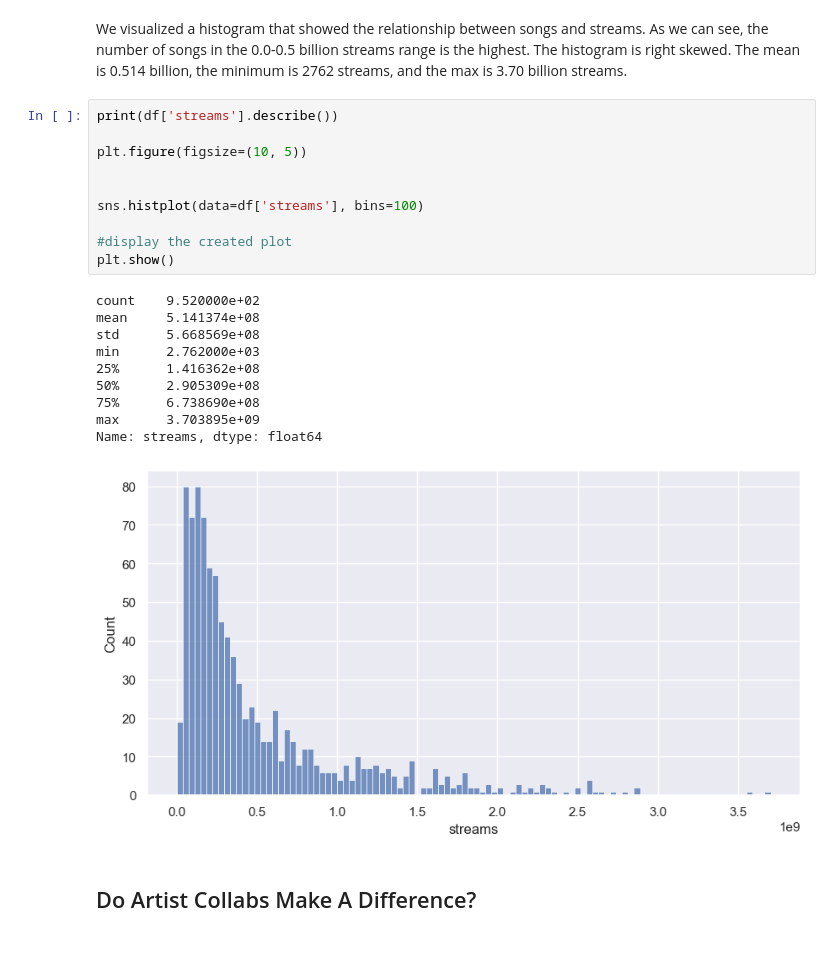
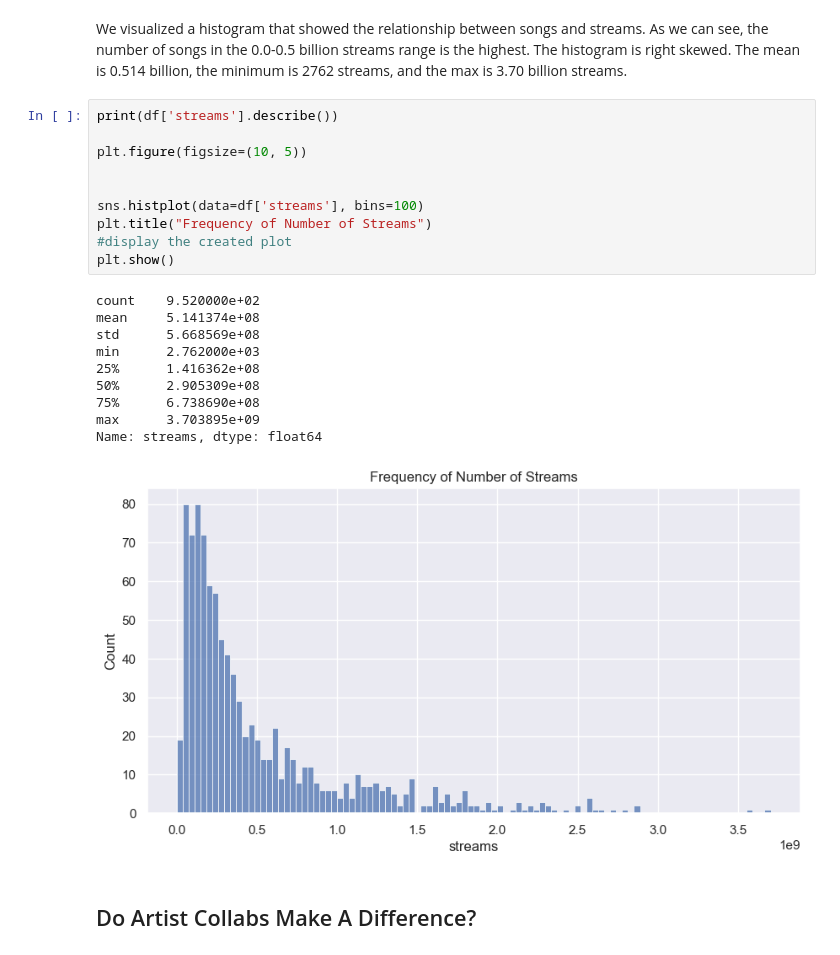
Before and after one commit to uzitak161/DS3000_Project, a Jupyter notebook: Project.EDA.ipynb, the cells around one changed output. Cells and saved outputs as stored; diff of their text form.

Commit message:
re-added titles

```diff
--- a/Project.EDA.ipynb
+++ b/Project.EDA.ipynb
@@ -198,24 +198,24 @@ We visualized a histogram that showed the relationship between songs and streams
 # %%
 print(df['streams'].describe())
 
 plt.figure(figsize=(10, 5))
 
 
 sns.histplot(data=df['streams'], bins=100)
-
+plt.title("Frequency of Number of Streams")
 #display the created plot
 plt.show()
 # %% [output]
 count    9.520000e+02
 mean     5.141374e+08
 std      5.668569e+08
 min      2.762000e+03
 25%      1.416362e+08
 50%      2.905309e+08
 75%      6.738690e+08
 max      3.703895e+09
 Name: streams, dtype: float64
-[figure, old version]
+[figure, new version]
 # %% [markdown]
 ## Do Artist Collabs Make A Difference? ##
 # %% [markdown]
```
Also changed, not shown: parts of 6 cells of this notebook.
